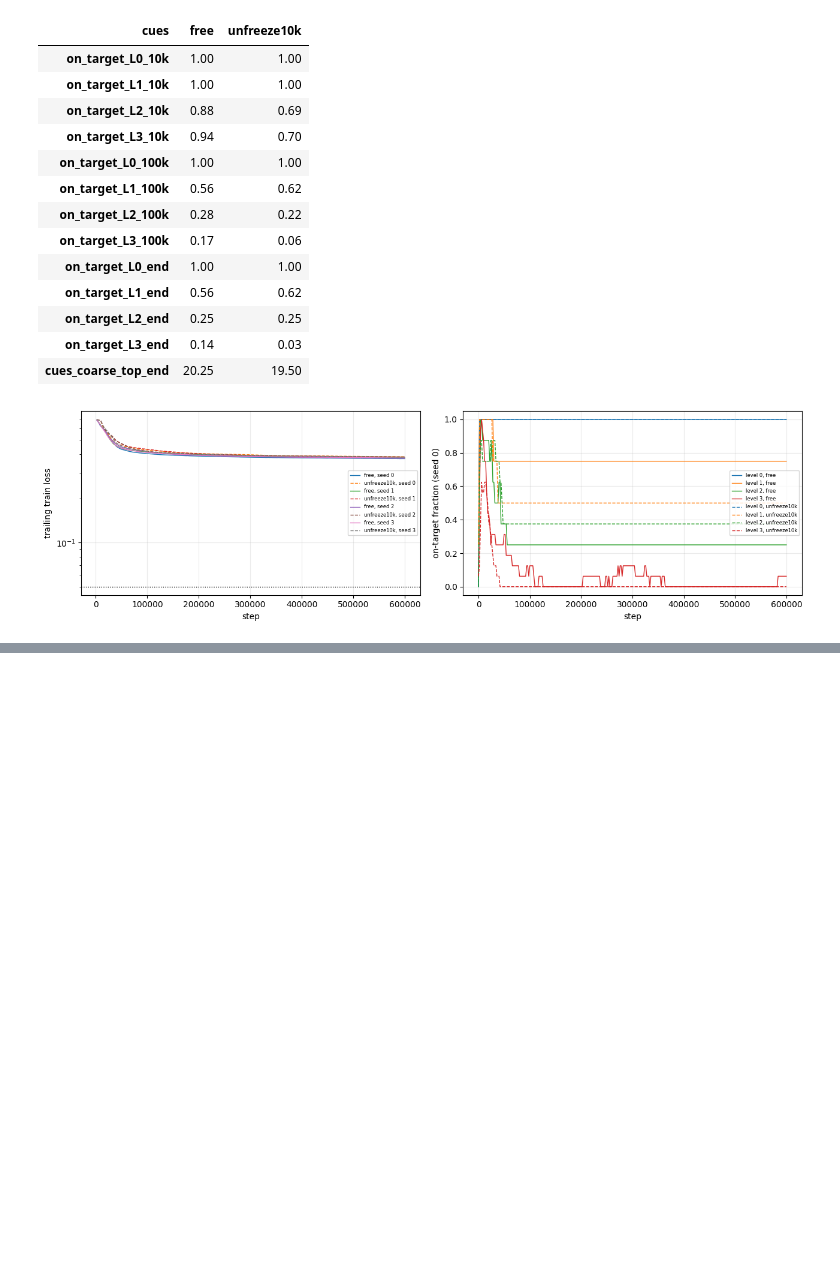
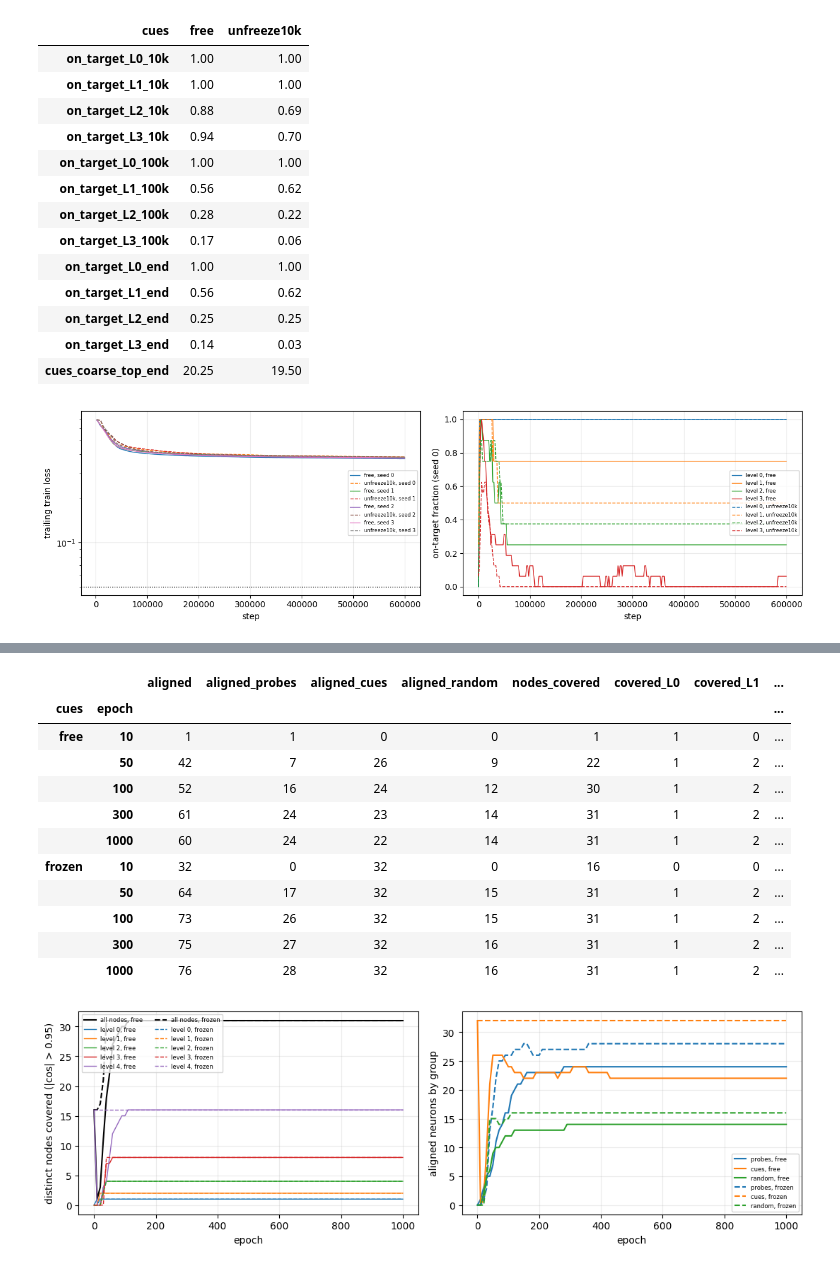
Before and after one commit to HarishGP/layer-lenses, a Jupyter notebook: notebooks/designed_init_u0.ipynb, the cells around one changed output, grey strips where cells are left out. Drawn from its saved outputs; the diff is of its cells as text; code cells hidden in the pictures; blank space fills up the shorter version.

```diff
--- a/notebooks/designed_init_u0.ipynb
+++ b/notebooks/designed_init_u0.ipynb
@@ -661,0 +705,40 @@ on-target fraction by level at 10k / 100k / end, and cue drift:
+# %%
+from layer_lenses.designed_init import NODE_LEVEL
+# Node coverage: first-layer neurons with |cos| > 0.95 to some tree normal, and how many distinct nodes they cover.
+# Per-probe on-target undercounts what is learned: a probe that leaves its node is replaced by another neuron.
+groups = {"probes": range(0, 30), "cues": range(30, 62), "random": range(62, 80)}
+cov_rows = []
+for r in kc.itertuples():
+    z = np.load(KC / "runs" / f"{r.tag}.npz"); W = z["w__hidden_layers.0.weight"]
+    for i, e in enumerate(z["epochs"]):
+        W1 = W[i]; C = (W1 / np.linalg.norm(W1, axis=1, keepdims=True)) @ tree.w_list.T
+        top = np.abs(C).argmax(1); aligned = np.abs(C).max(1) > 0.95; covered = set(top[aligned])
+        cov_rows.append({"cues": r.cues, "epoch": int(e), "aligned": int(aligned.sum()), **{f"aligned_{g}": int(aligned[list(ix)].sum()) for g, ix in groups.items()},
+                         "nodes_covered": len(covered), **{f"covered_L{l}": len([n for n in covered if NODE_LEVEL[n] == l]) for l in range(5)}})
+cov = pd.DataFrame(cov_rows)
+display(cov[cov.epoch.isin([10, 50, 100, 300, 1000])].set_index(["cues", "epoch"]))
+fig, axes = plt.subplots(1, 2, figsize=(11, 3.6))
+for cues, g in cov.groupby("cues"):
+    ls = "-" if cues == "free" else "--"
+    axes[0].plot(g.epoch, g.nodes_covered, ls=ls, color="k", label=f"all nodes, {cues}")
+    for l in range(5):
+        axes[0].plot(g.epoch, g[f"covered_L{l}"], ls=ls, color=f"C{l}", lw=1, label=f"level {l}, {cues}")
+    for k, grp in enumerate(groups):
+        axes[1].plot(g.epoch, g[f"aligned_{grp}"], ls=ls, color=f"C{k}", label=f"{grp}, {cues}")
+axes[0].set_xlabel("epoch"); axes[0].set_ylabel("distinct nodes covered (|cos| > 0.95)"); axes[0].grid(alpha=0.25); axes[0].legend(fontsize=6, ncol=2)
+axes[1].set_xlabel("epoch"); axes[1].set_ylabel("aligned neurons by group"); axes[1].grid(alpha=0.25); axes[1].legend(fontsize=6)
+fig.tight_layout(); plt.show()
+# %% [output]
+|  |  | aligned | aligned_probes | aligned_cues | aligned_random | nodes_covered | covered_L0 | covered_L1 | ... |
+| cues | epoch |  |  |  |  |  |  |  | ... |
+| free | 10 | 1 | 1 | 0 | 0 | 1 | 1 | 0 | ... |
+|  | 50 | 42 | 7 | 26 | 9 | 22 | 1 | 2 | ... |
+|  | 100 | 52 | 16 | 24 | 12 | 30 | 1 | 2 | ... |
+|  | 300 | 61 | 24 | 23 | 14 | 31 | 1 | 2 | ... |
+|  | 1000 | 60 | 24 | 22 | 14 | 31 | 1 | 2 | ... |
+| frozen | 10 | 32 | 0 | 32 | 0 | 16 | 0 | 0 | ... |
+|  | 50 | 64 | 17 | 32 | 15 | 31 | 1 | 2 | ... |
+|  | 100 | 73 | 26 | 32 | 15 | 31 | 1 | 2 | ... |
+|  | 300 | 75 | 27 | 32 | 16 | 31 | 1 | 2 | ... |
+|  | 1000 | 76 | 28 | 32 | 16 | 31 | 1 | 2 | ... |
+[figure, added]
```
Also changed, not shown: parts of 2 cells of this notebook, 7 other files.
